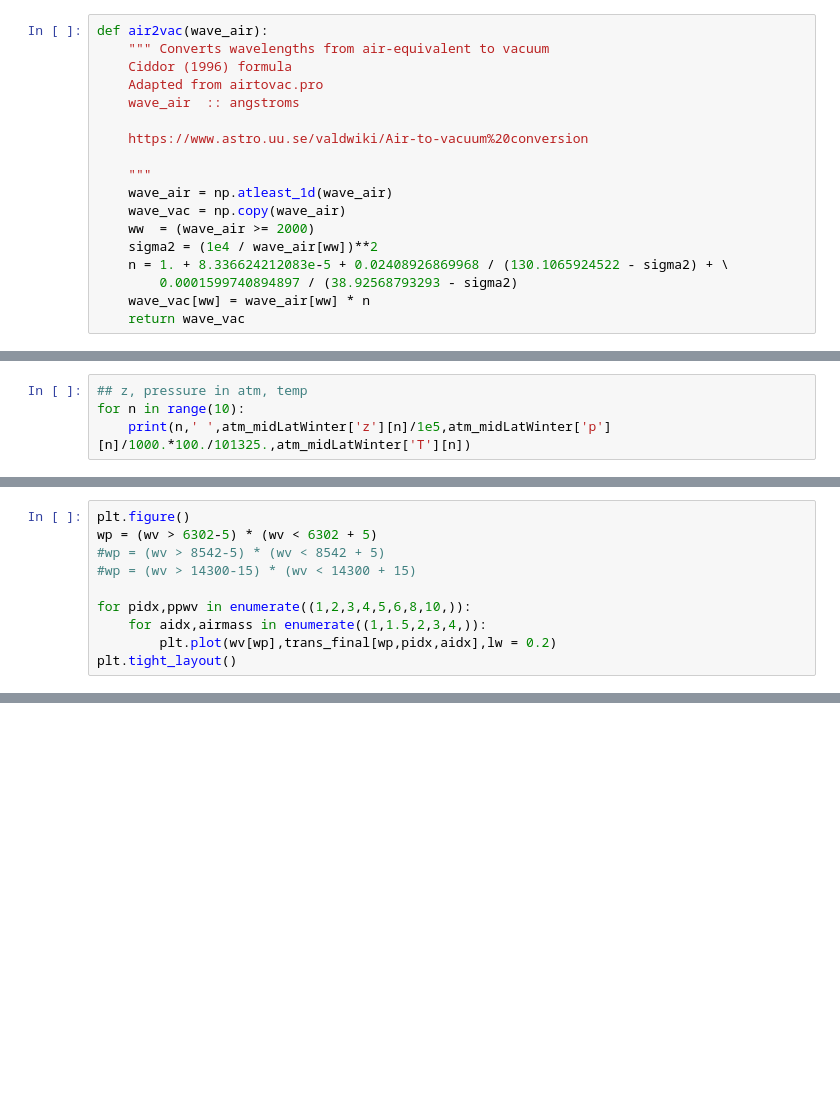
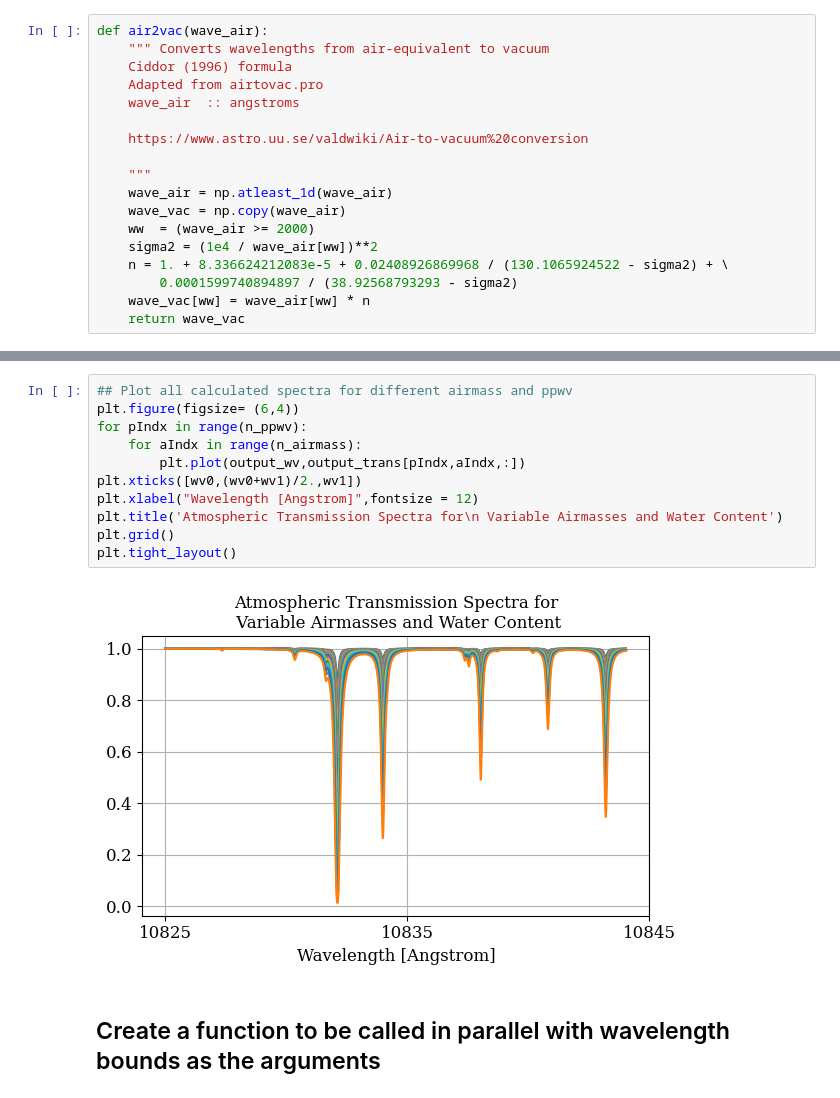
Before and after one commit to tschad/dkist_telluric_atlas, a Jupyter notebook: 2_create_DKIST_telluric_atlases.ipynb, the cells around one changed output, grey strips where cells are left out. Drawn from its saved outputs; the diff is of its cells as text; blank space fills up the shorter version.

```diff
--- a/2_create_DKIST_telluric_atlases.ipynb
+++ b/2_create_DKIST_telluric_atlases.ipynb
@@ -100,4 +77,0 @@ atm_standard = py4cats.atmRead('./py4cats/data/atmos/50/USstandard_main.xy')
-# %%
-## z, pressure in atm, temp
-for n in range(10):
-    print(n,' ',atm_midLatWinter['z'][n]/1e5,atm_midLatWinter['p'][n]/1000.*100./101325.,atm_midLatWinter['T'][n])
@@ -485,10 +77,0 @@ np.save('./trans_final.npy',trans_final)
-# %%
-plt.figure()
-wp = (wv > 6302-5) * (wv < 6302 + 5)
-#wp = (wv > 8542-5) * (wv < 8542 + 5)
-#wp = (wv > 14300-15) * (wv < 14300 + 15)
-
-for pidx,ppwv in enumerate((1,2,3,4,5,6,8,10,)):
-    for aidx,airmass in enumerate((1,1.5,2,3,4,)):
-        plt.plot(wv[wp],trans_final[wp,pidx,aidx],lw = 0.2)
-plt.tight_layout()
@@ -533,0 +247,15 @@ plt.plot(diwv[wpf],disp[wpf],'-',color = 'magenta',lw = 1.5)
+# %%
+## Plot all calculated spectra for different airmass and ppwv
+plt.figure(figsize= (6,4))
+for pIndx in range(n_ppwv):
+    for aIndx in range(n_airmass):
+        plt.plot(output_wv,output_trans[pIndx,aIndx,:])
+plt.xticks([wv0,(wv0+wv1)/2.,wv1])
+plt.xlabel("Wavelength [Angstrom]",fontsize = 12)
+plt.title('Atmospheric Transmission Spectra for\n Variable Airmasses and Water Content')
+plt.grid()
+plt.tight_layout()
+# %% [output]
+[figure, added]
+# %% [markdown]
+## Create a function to be called in parallel with wavelength bounds as the arguments
```
Also changed, not shown: parts of 58 cells of this notebook, 32 other files.
